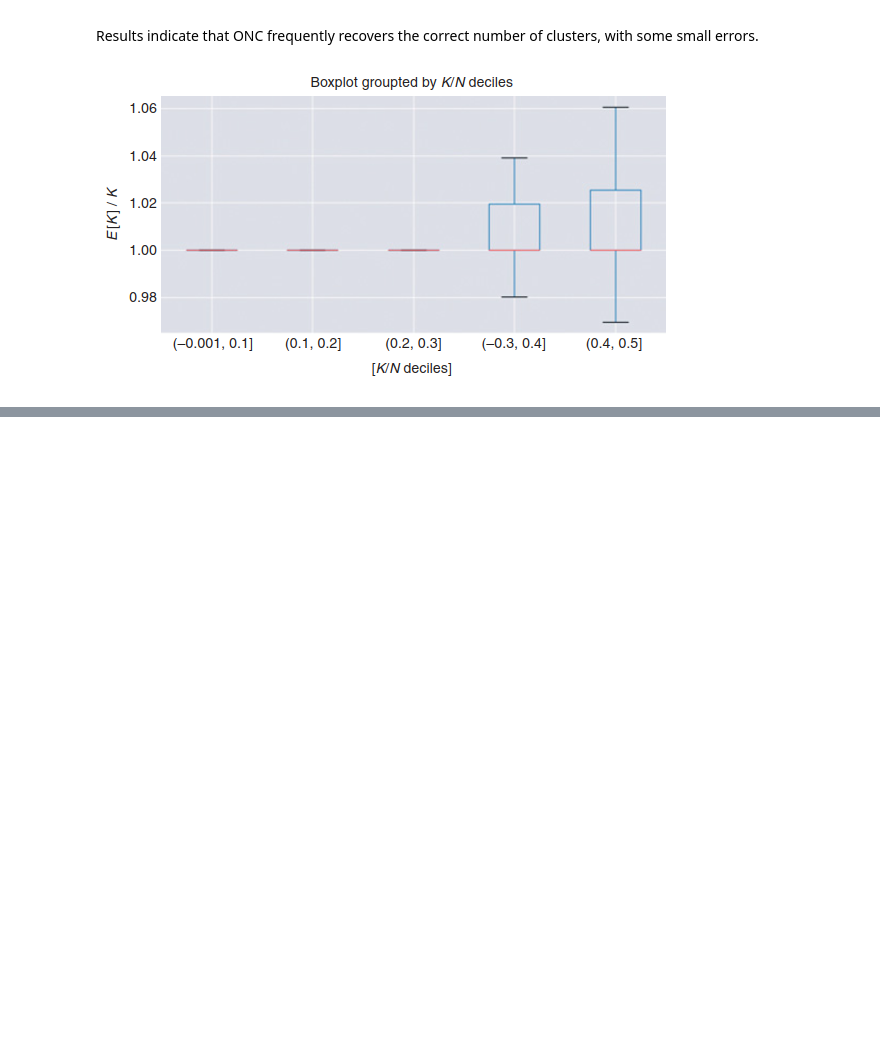
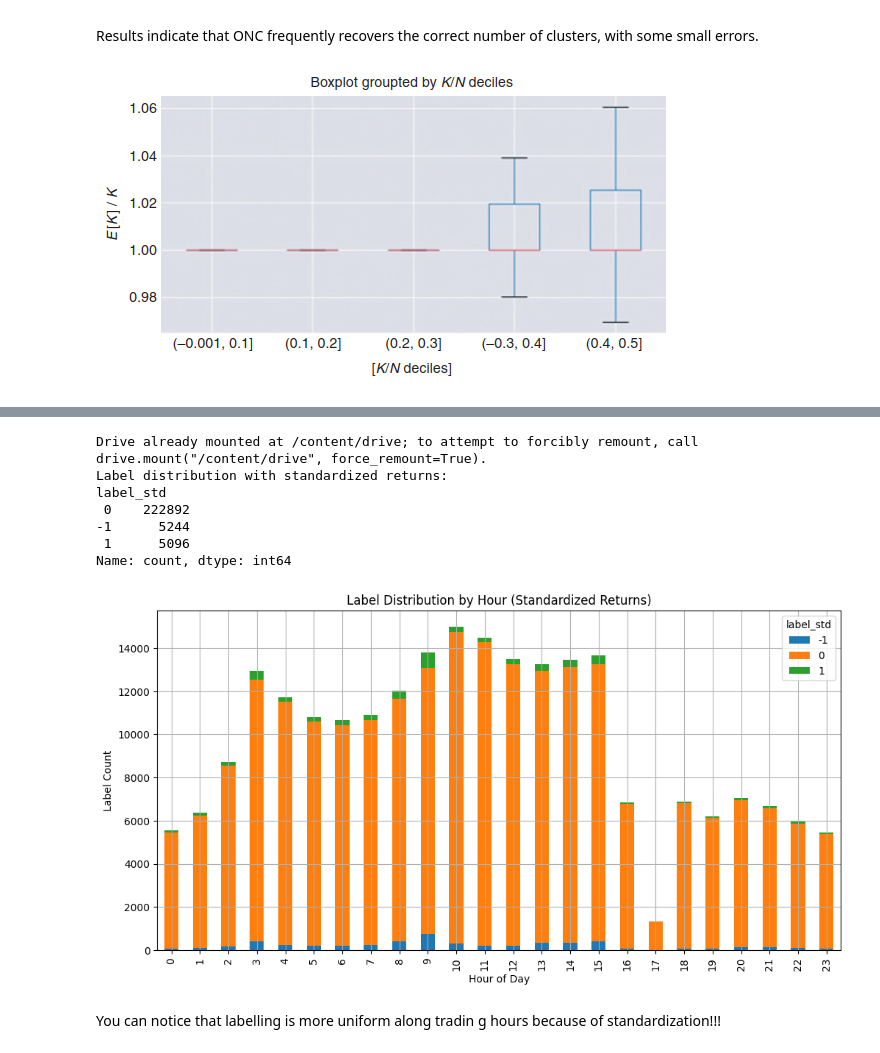
Before and after one commit to dgalassi99/quant-lab, a Jupyter notebook: 00_books/Machine_Learning_for_Asset_Managers.ipynb, the cells around one changed output, grey strips where cells are left out. Cells and saved outputs as stored; diff of their text form; code cells hidden in the pictures; blank space fills up the shorter version.

```diff
--- a/00_books/Machine_Learning_for_Asset_Managers.ipynb
+++ b/00_books/Machine_Learning_for_Asset_Managers.ipynb
@@ -1578,0 +1953,78 @@ Results indicate that ONC frequently recovers the correct number of clusters, wi
+# %%
+from google.colab import drive
+import pandas as pd
+import matplotlib.pyplot as plt
+
+#----------------#
+# Labeling function
+def labelFH(r, eps):
+  '''r: standardized return, eps: threshold'''
+  if r > eps:
+    return 1
+  elif r < -eps:
+    return -1
+  else:
+    return 0
+#----------------#
+
+# Mount your Drive
+drive.mount('/content/drive')
+
+# Load the CSV data
+file_path = '/content/drive/MyDrive/QUANT/DATA/DAT_ASCII_SPXUSD_M1_2014.csv'
+df = pd.read_csv(file_path, sep=';', date_parser=lambda x: pd.to_datetime(x, format='%Y%m%d %H%M%S'))
+df.columns = ['datetime','open', 'high', 'low', 'close', 'volume']
+
+# Parse datetime
+df['datetime'] = pd.to_datetime(df['datetime'], format='%Y%m%d %H%M%S')
+df.set_index('datetime', inplace=True)  # helpful for rolling
+df = df.sort_index()
+
+# Compute raw returns
+df['returns'] = df['close'].pct_change()
+
+# Compute rolling 1-hour mean and std (60 minutes since it's 1-min data)
+lookback = 60
+df['rolling_mean'] = df['returns'].rolling(window=lookback).mean()
+df['rolling_std'] = df['returns'].rolling(window=lookback).std()
+
+# Standardized return
+df['std_returns'] = (df['returns'] - df['rolling_mean']) / df['rolling_std']
+
+# Threshold for labeling
+sigma_std = df['std_returns'].std(skipna=True)
+tau_std = 2 * sigma_std
+
+# Apply labeling
+df['label_std'] = df['std_returns'].apply(lambda x: labelFH(x, tau_std))
+
+# Drop NaNs from early rolling values
+df_clean = df.dropna(subset=['label_std'])
+
+# a. Overall distribution of labels
+label_distribution_std = df_clean['label_std'].value_counts()
+print("Label distribution with standardized returns:")
+print(label_distribution_std)
+
+# b. Distribution by hour
+df_clean['hour'] = df_clean.index.hour
+label_distribution_by_hour_std = df_clean.groupby(['hour', 'label_std']).size().unstack(fill_value=0)
+
+# Plot
+label_distribution_by_hour_std.plot(kind='bar', stacked=True, figsize=(12, 6))
+plt.title("Label Distribution by Hour (Standardized Returns)")
+plt.xlabel("Hour of Day")
+plt.ylabel("Label Count")
+plt.grid(True)
+plt.show()
+# %% [output]
+Drive already mounted at /content/drive; to attempt to forcibly remount, call drive.mount("/content/drive", force_remount=True).
+Label distribution with standardized returns:
+label_std
+ 0    222892
+-1      5244
+ 1      5096
+Name: count, dtype: int64
+[figure, added]
+# %% [markdown]
+You can notice that labelling is more uniform along tradin g hours because of standardization!!!
```
Also changed, not shown: parts of 23 cells of this notebook.
